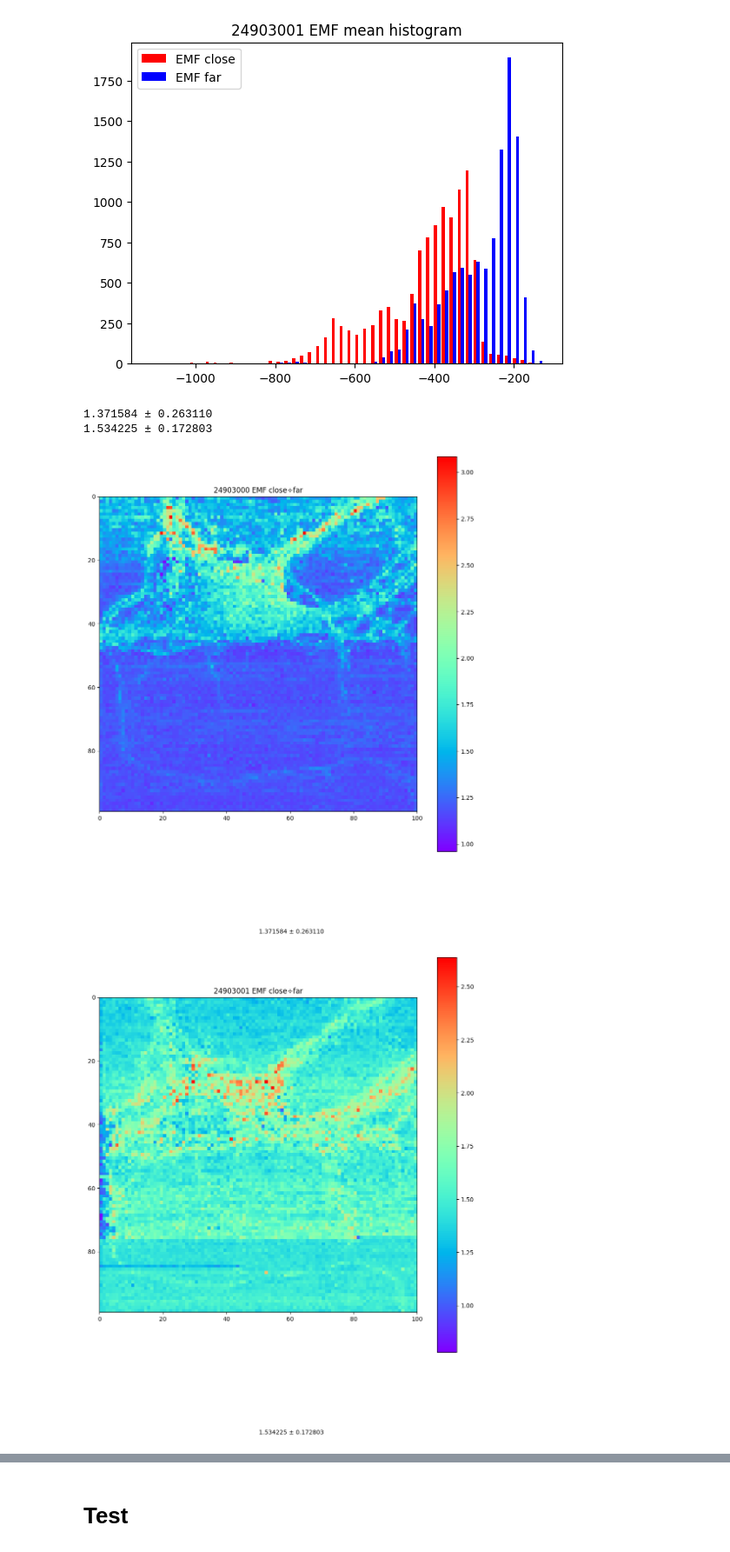
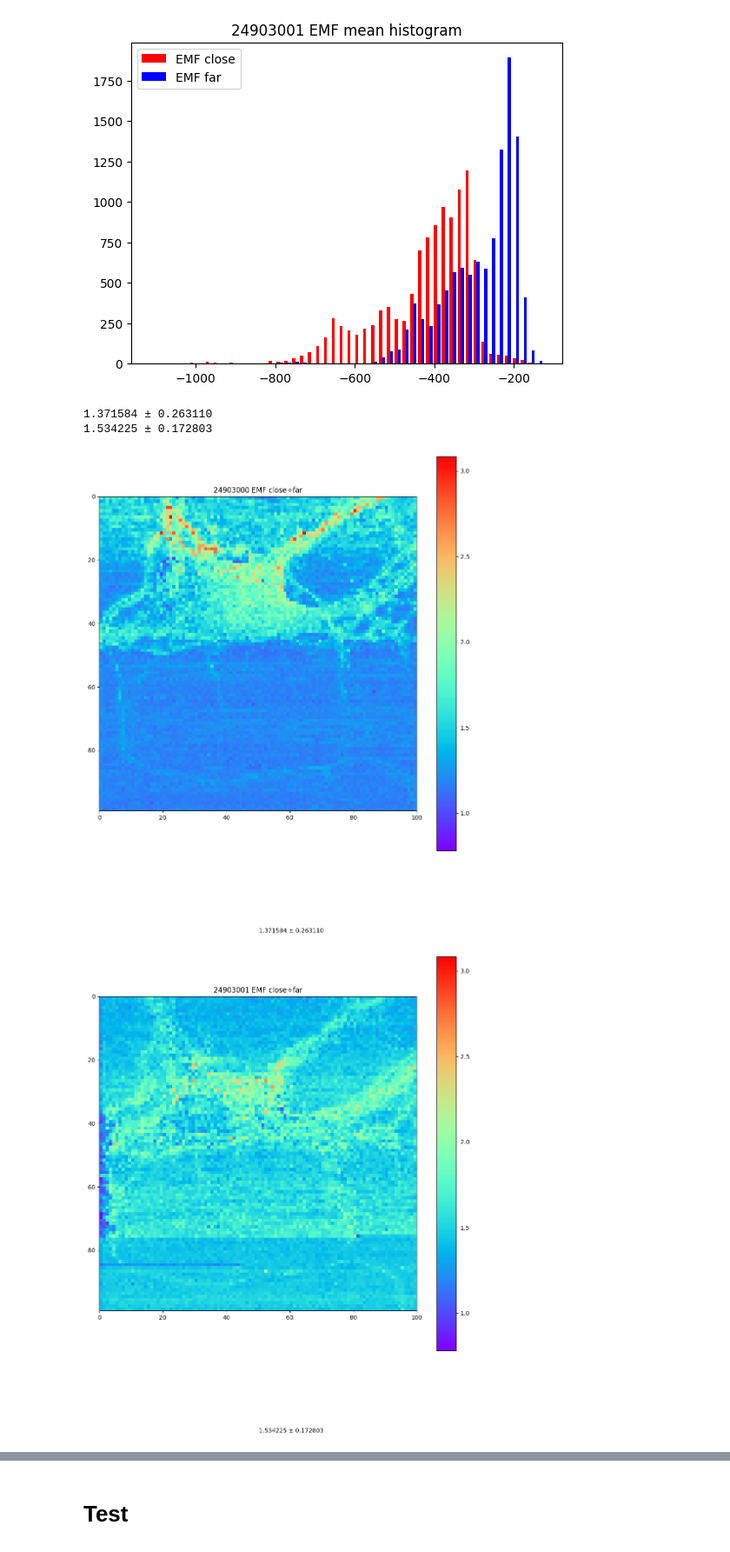
Before and after one commit to CalebThian/EMF_detection, a Jupyter notebook: 20241029_Main.ipynb, the cells around one changed output, grey strips where cells are left out. Shown: that part at 87% size. Drawn from its saved outputs; the diff is of its cells as text; code cells hidden in the pictures.

```diff
--- a/20241029_Main.ipynb
+++ b/20241029_Main.ipynb
@@ -36,7 +36,7 @@ bins = [50,50]
 # start_ignore and end_ignore: extra points before reshape into rows
 # start_extra and end_extra: extra points of each rows
 start_ignore = [2,2] #Don't include the single point
-end_ignore = [12,13]  #Don't include the single point
+end_ignore = [12,12]  #Don't include the single point
 start_extra = [5,5]
 end_extra = [0,0]
 first_row_repeat = [6,6]
@@ -89,29 +89,29 @@ for i in range(len(abf_file)):
 # %%
 emf_divs = []
 vmins = []
 vmaxs = []
 for i in range(len(abf_file)):
     target = closes[i]/fars[i]
     target = capture(target, first_row_repeat[i], ignore[i], extra[i], dim[i])
     mean = np.mean(target)
     std = np.std(target)
     print(f"%lf ± %lf" %(mean,std))
     emf_divs.append(target)
-    vmins.append(np.min(target))
-    vmaxs.append(np.max(target))
+    vmins.append(target.min())
+    vmaxs.append(target.max())
 
 vmin = min(vmins)
 vmax = max(vmaxs)
 for i in range(len(abf_file)):
     figsize = (int(emf_divs[i].shape[0]/8), int(emf_divs[i].shape[1]/8))
     title = title_prefix[i] + " EMF close÷far"
     plot_colormap(emf_divs[i],title = title,path = fig_save_path, figsize = figsize,
                   vmin = vmin, vmax = vmax)
 # %% [output]
 1.371584 ± 0.263110
 1.534225 ± 0.172803
-[figure, old version]
+[figure, new version]
-[figure, old version]
+[figure, new version]
 # %%
 emf_difs = []
 vmins = []
```
Also changed, not shown: parts of 5 cells of this notebook, 6 other files.
